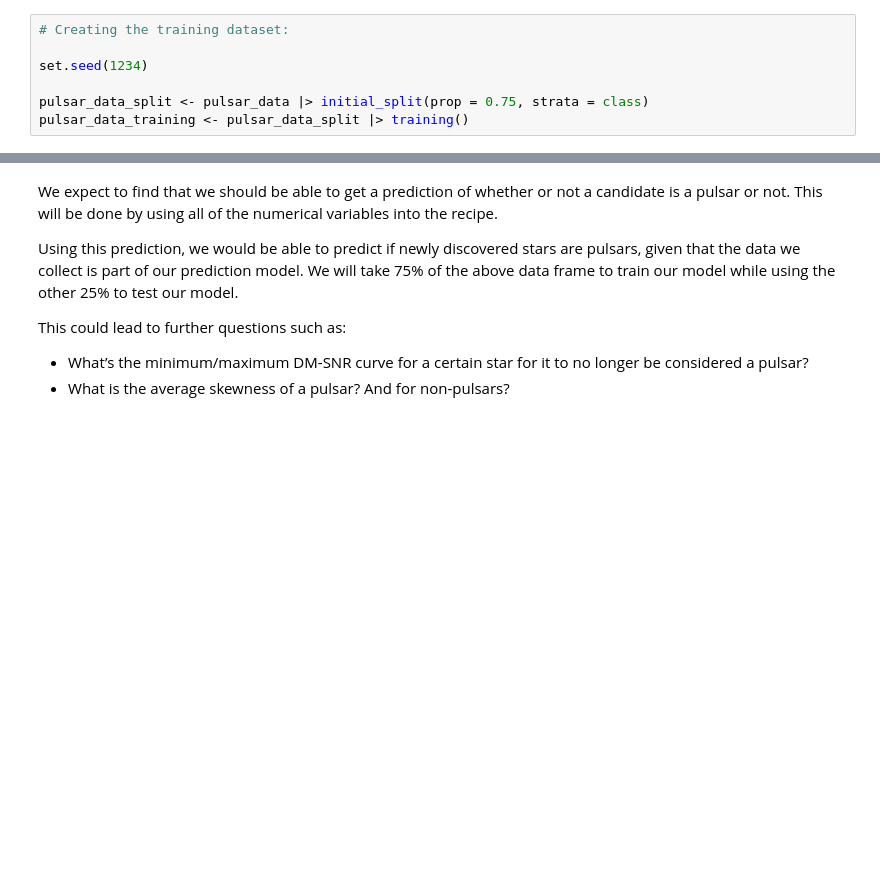
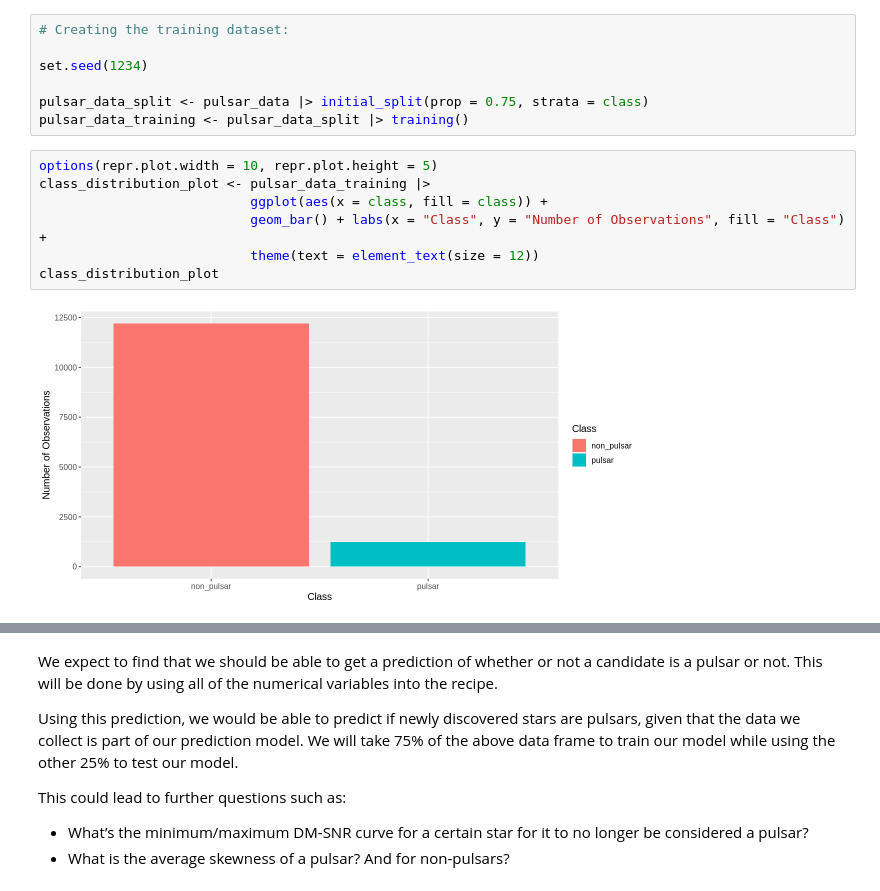
Before and after one commit to IDEKENTERPRISES/dsci-pulsar, a Jupyter notebook: proposal.ipynb, the cells around one changed output, grey strips where cells are left out. Cells and saved outputs as stored; diff of their text form; blank space fills up the shorter version.

```diff
--- a/proposal.ipynb
+++ b/proposal.ipynb
@@ -66,3 +81,12 @@ set.seed(1234)
 
 pulsar_data_split <- pulsar_data |> initial_split(prop = 0.75, strata = class)
 pulsar_data_training <- pulsar_data_split |> training()
+# %%
+options(repr.plot.width = 10, repr.plot.height = 5)
+class_distribution_plot <- pulsar_data_training |>
+                           ggplot(aes(x = class, fill = class)) +
+                           geom_bar() + labs(x = "Class", y = "Number of Observations", fill = "Class") +
+                           theme(text = element_text(size = 12))
+class_distribution_plot
+# %% [output]
+[figure, added]
```
Also changed, not shown: parts of 7 cells of this notebook.
